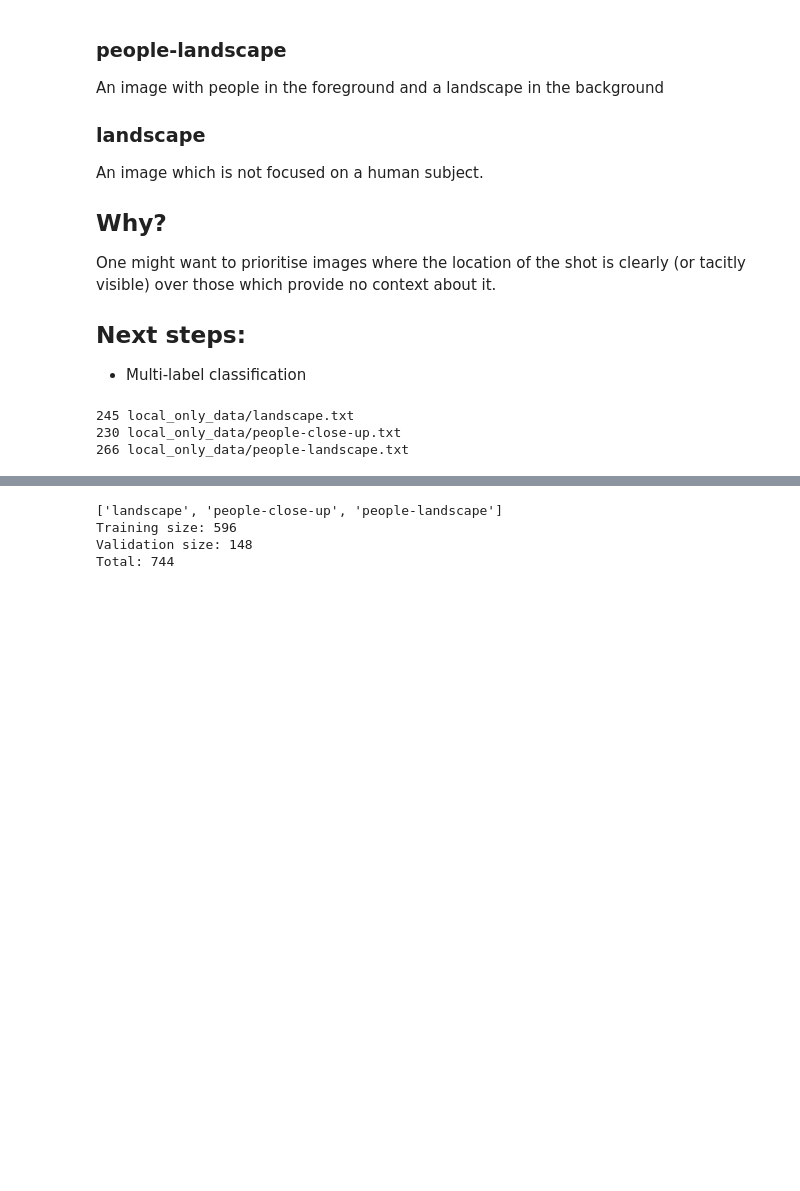
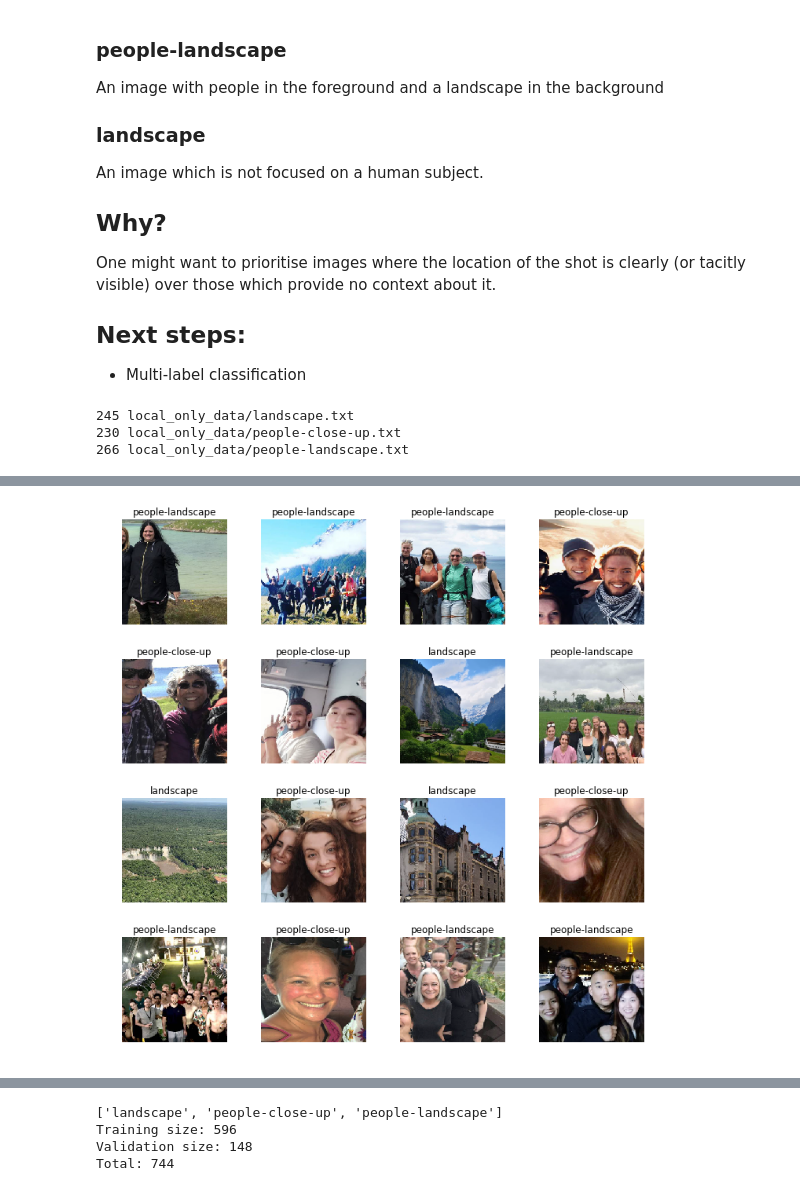
Before and after one commit to dhth/tour-pics-classifier, a Jupyter notebook: experiments/exp_2.ipynb, the cells around one changed output, grey strips where cells are left out. Cells and saved outputs as stored; diff of their text form; code cells hidden in the pictures; blank space fills up the shorter version.

Commit message:
more training data visible

```diff
--- a/experiments/exp_2.ipynb
+++ b/experiments/exp_2.ipynb
@@ -67,3 +71,7 @@ data = ImageDataBunch.from_folder(path, train=".", valid_pct=0.2,
+# %%
+data.show_batch(rows=4, figsize=(10,10))
+# %% [output]
+[figure, added]
 # %%
 data.show_batch(rows=4, figsize=(10,10))
 # %% [output]
```
Also changed, not shown: parts of 2 cells of this notebook.
